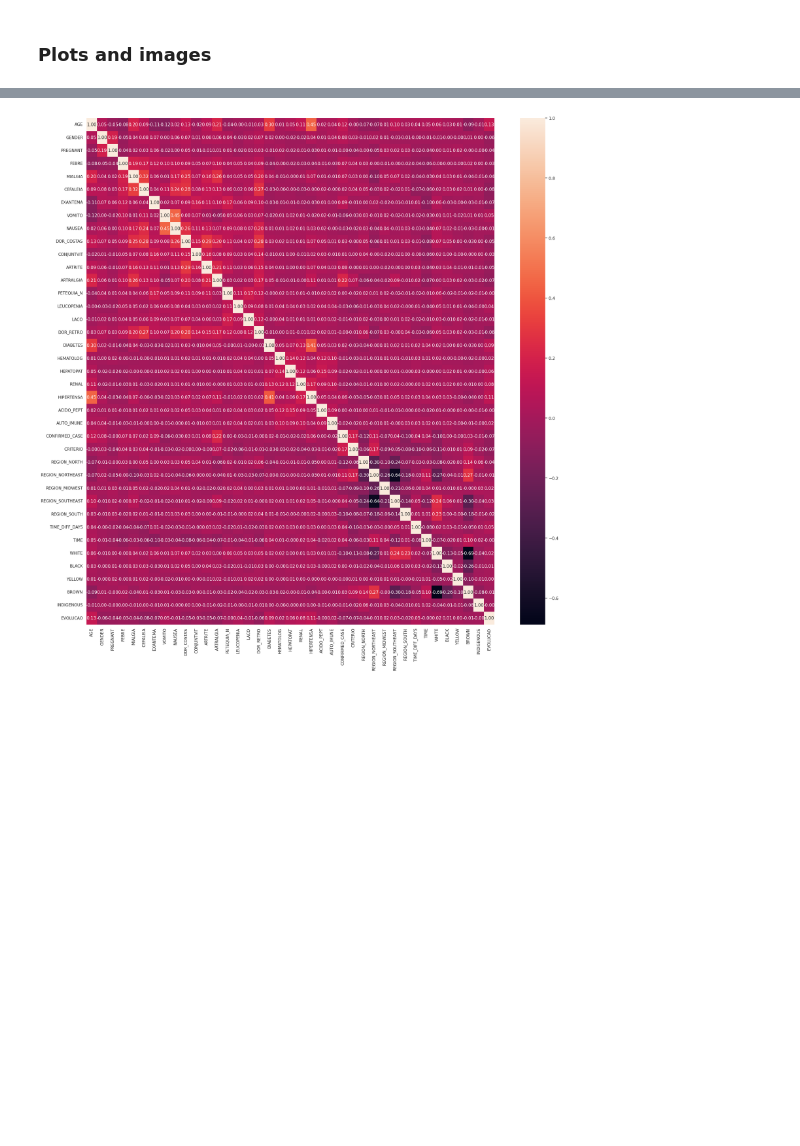
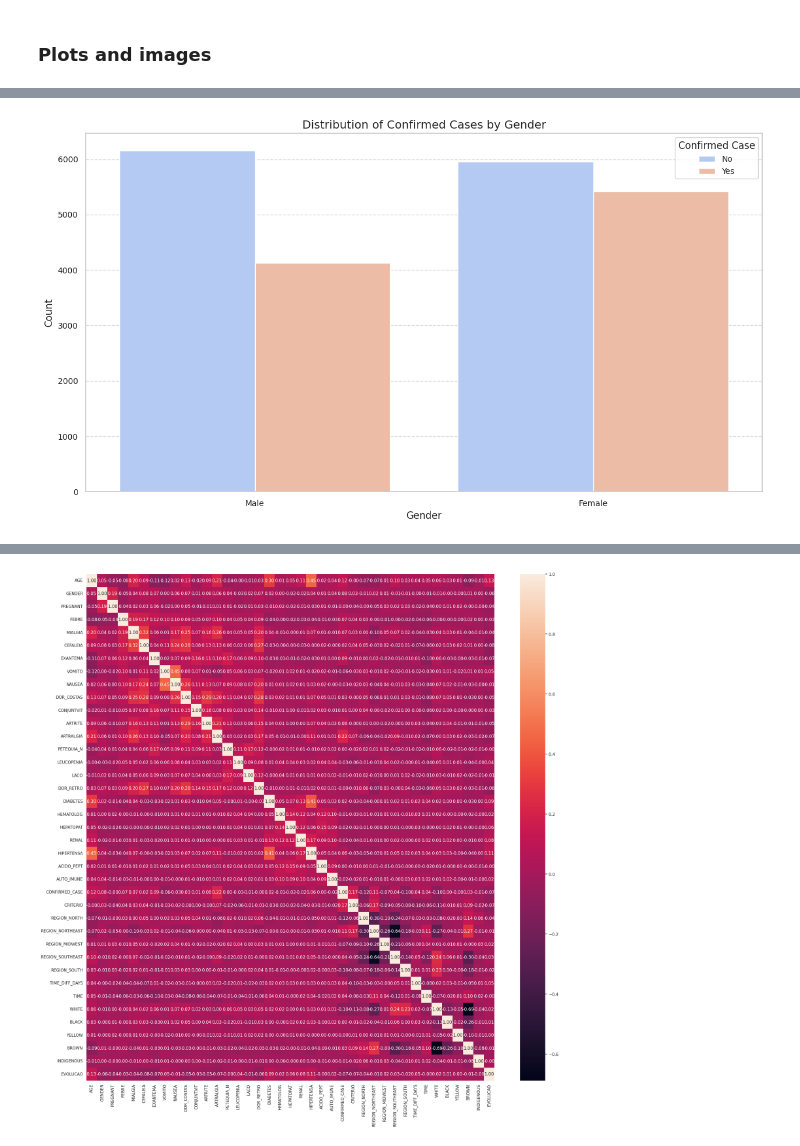
Before and after one commit to PietroGolfeto/DataSUS-Chikungunya-ML, a Jupyter notebook: part_1_preprocessing.ipynb, the cells around one changed output, grey strips where cells are left out. Drawn from its saved outputs; the diff is of its cells as text; code cells hidden in the pictures; blank space fills up the shorter version.

Commit message:
Add separate notebook with part 1 and part 3 plots, update README, update requirements to run plots

```diff
--- a/part_1_preprocessing.ipynb
+++ b/part_1_preprocessing.ipynb
@@ -721,41 +723,3 @@ test.to_csv(f'{cleaned_path}test.csv', index=False)
 # Load the data from the train_path (adjust the path as needed)
 # Not using test data to avoid data leakage
 data = pd.read_csv(train_path)
-# %%
-# General plot configuration
-sns.set(style="whitegrid")
-
-# Create a mapping to replace the confirmed case values in the legend
-case_labels = {0: "Não", 1: "Sim"}
-
-# Mapping to replace the gender values in the legend
-gender_labels = {0: "Masculino", 1: "Feminino"}
-
-# Mapping for the Evolution labels
-evolution_labels = {0: "Recuperado", 1: "Óbito"}
-
-# Mapping for the regions
-region_labels = {
-    'REGION_NORTH': 'Norte',
-    'REGION_NORTHEAST': 'Nordeste',
-    'REGION_MIDWEST': 'Centro-Oeste',
-    'REGION_SOUTHEAST': 'Sudeste',
-    'REGION_SOUTH': 'Sul'
-}
-
-# Columns referring to regions
-region_cols = ['REGION_NORTH', 'REGION_NORTHEAST', 'REGION_MIDWEST', 'REGION_SOUTHEAST', 'REGION_SOUTH']
-
-# Columns referring to Race/Color
-race_cols = ['WHITE', 'BLACK', 'YELLOW', 'BROWN', 'INDIGENOUS']
-
-# Mapping for the Race/Color labels
-race_labels = {
-    'WHITE': 'Branco',
-    'BLACK': 'Preto',
-    'YELLOW': 'Amarelo',
-    'BROWN': 'Pardo',
-    'INDIGENOUS': 'Indígena'
-}
-
-diabetes_labels = {0: "Não", 1: "Sim"}
@@ -1062,0 +726,5 @@ plt.show()
+# %%
+# Bar chart of confirmed cases by gender
+plots.plot_preprocessing_confirmed_cases_gender(data)
+# %% [output]
+[figure, added]
```
Also changed, not shown: parts of 20 cells of this notebook, 5 other files.
